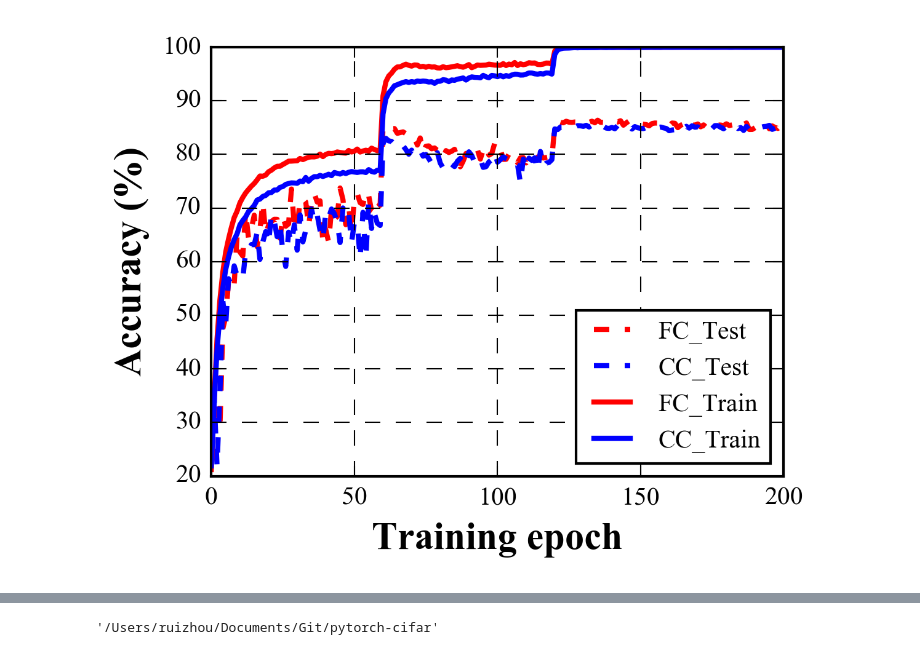
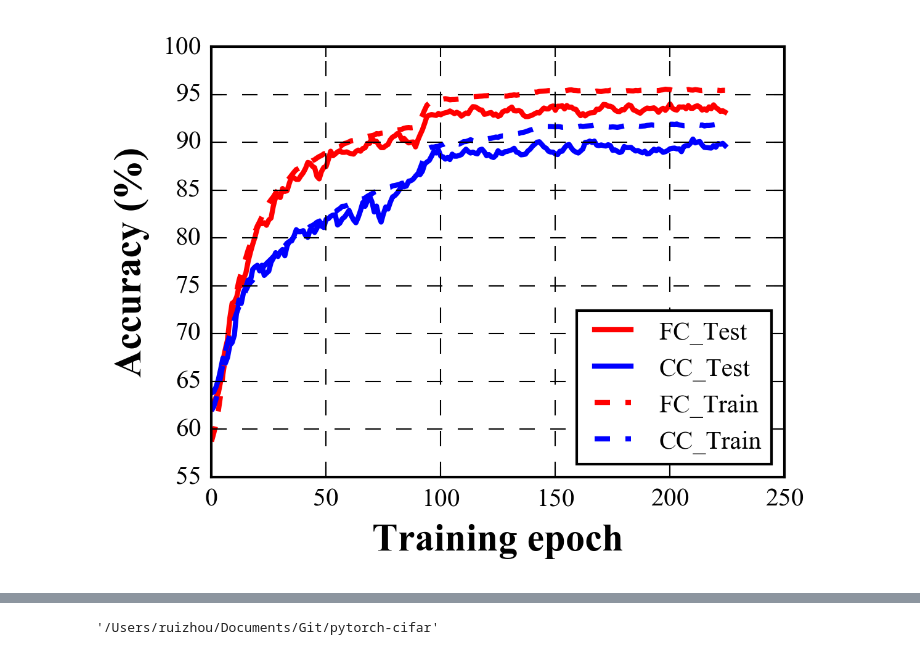
Before and after one commit to enyac-group/Label-Granularity, a Jupyter notebook: plot_curve.ipynb, the cells around one changed output, grey strips where cells are left out. Drawn from its saved outputs; the diff is of its cells as text; code cells hidden in the pictures.

```diff
--- a/plot_curve.ipynb
+++ b/plot_curve.ipynb
@@ -108,9 +108,9 @@ plt.close()
 # log_file_fc = 'results/2018-05-31_07-16-10/log.txt'
 # log_file_cc = 'results/2018-05-31_08-30-32/log.txt'
 
-name = 'cifar100_curve'
-log_file_fc = 'results/2018-05-31_09-41-19/log.txt'
-log_file_cc = 'results/2018-05-31_07-30-59/log.txt'
+# name = 'cifar100_curve'
+# log_file_fc = 'results/2018-05-31_09-41-19/log.txt'
+# log_file_cc = 'results/2018-05-31_07-30-59/log.txt'
 
 # name = 'cifar100_animal_curve'
 # log_file_fc = 'results/2018-05-12_03-46-02/log.txt'
@@ -120,9 +120,9 @@ log_file_cc = 'results/2018-05-31_07-30-59/log.txt'
 # log_file_fc = 'results/2018-05-18_05-38-56/log.txt'
 # log_file_cc = 'results/2018-05-18_11-00-53/log.txt'
 
-# name = 'fruit_curve'
-# log_file_fc = 'results/2018-05-17_11-31-47/log.txt'
-# log_file_cc = 'results/2018-05-17_20-38-45/log.txt'
+name = 'fruit_curve'
+log_file_fc = 'results/2018-05-17_11-31-47/log.txt'
+log_file_cc = 'results/2018-05-17_20-38-45/log.txt'
 
 
 if os.path.isfile(log_file_fc):
@@ -171,24 +171,24 @@ A_cc_test = mov_avg(A_cc_test, 5)
 # %%
 font = {'family' : 'Times New Roman',
         'size'   : 17}
 matplotlib.rc('font', **font)
 plt.figure(figsize=(4, 3), dpi=300)
 rc={'font.size': 15, 'axes.labelsize': 15, 'legend.fontsize': 10,
     'axes.titlesize': 17, 'xtick.labelsize': 10, 'ytick.labelsize': 10,
     'lines.linewidth': 2}
 plt.rcParams.update(**rc)
-plt.plot(range(len(A_fc_test)), A_fc_test, '--', color='r', label='FC_Test')
-plt.plot(range(len(A_cc_test)), A_cc_test, '--', color='b', label='CC_Test')
-plt.plot(range(len(A_fc_train)), A_fc_train, '-', color='r', label='FC_Train')
-plt.plot(range(len(A_cc_train)), A_cc_train, '-', color='b', label='CC_Train')
+plt.plot(range(len(A_fc_test)), A_fc_test, '-', color='r', label='FC_Test')
+plt.plot(range(len(A_cc_test)), A_cc_test, '-', color='b', label='CC_Test')
+plt.plot(range(len(A_fc_train)), A_fc_train, '--', color='r', label='FC_Train')
+plt.plot(range(len(A_cc_train)), A_cc_train, '--', color='b', label='CC_Train')
 plt.xlabel('Training epoch',fontweight='bold')
 plt.ylabel('Accuracy (%)',fontweight='bold')
 plt.legend(loc='lower right', ncol=1)
-#plt.axis([0.2, 1, 78, 95])
+#plt.axis([0, 200, 50, 110])
 plt.grid(color='k', linestyle='--', linewidth=0.5)
 # plt.tight_layout()
 #plt.show()
 plt.savefig('figs/'+name+'.png', bbox_inches='tight', dpi=600)
 #plt.close()
 # %% [output]
-[figure, old version]
+[figure, new version]
```
Also changed, not shown: parts of 11 cells of this notebook, 1 other file.
